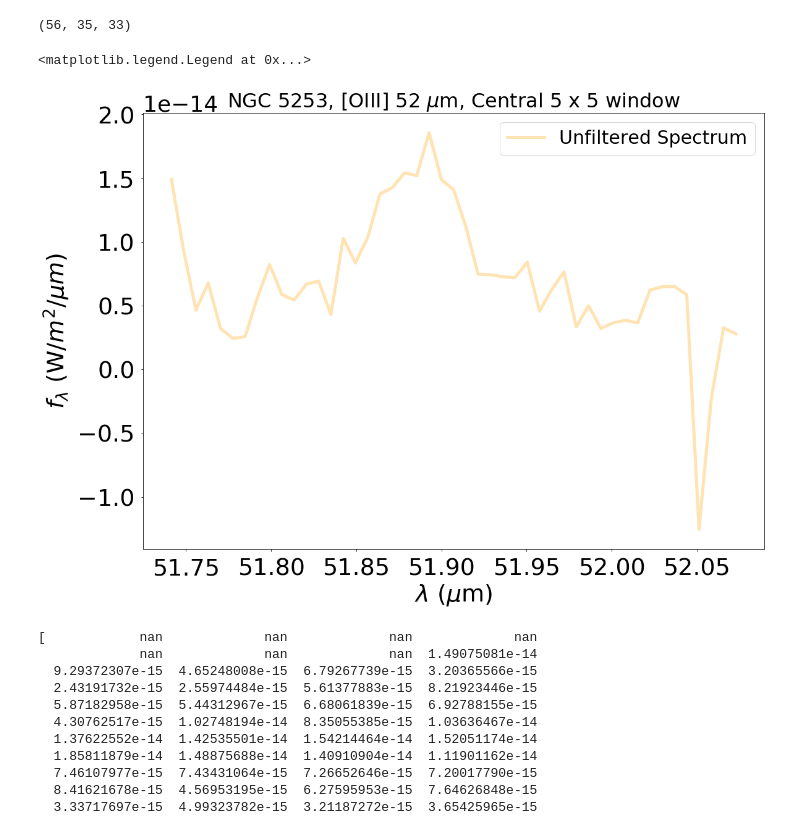
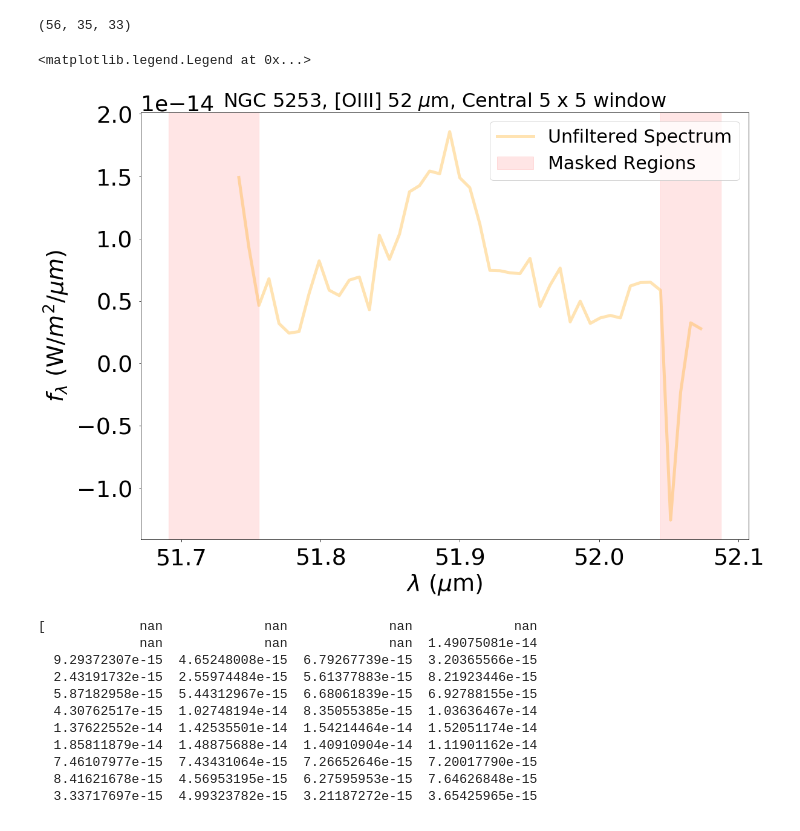
Before and after one commit to suyashk12/SOFIA_FIFI_Cycle-8, a Jupyter notebook: NGC_5253_[OIII].ipynb, the cells around one changed output. Drawn from its saved outputs; the diff is of its cells as text; code cells hidden in the pictures.

```diff
--- a/NGC_5253_[OIII].ipynb
+++ b/NGC_5253_[OIII].ipynb
@@ -7,7 +7,10 @@ from scipy import optimize
 # %%
 sdir = '/Users/thepoetoftwilight/Documents/SOFIA_FIFI_Cycle-8/Data/NGC_5253_sw_1/'
 
-savedir = '/Users/thepoetoftwilight/Downloads/'
+savedir = '/Users/thepoetoftwilight/Documents/SOFIA_FIFI_Cycle-8/Data/NGC_5253_sw_1/Spectra/'
+
+if not os.path.exists(savedir):
+    os.makedirs(savedir)
 
 fits_name = 'NGC_5253_sw_1.fits'
 # %%
@@ -149,21 +152,23 @@ central_fluxes_unfiltered = np.array(central_fluxes_unfiltered)
 # %%
 fig, ax = plt.subplots(figsize = (18, 13))
 
 ax.plot(wavelengths, central_fluxes_unfiltered, label = 'Unfiltered Spectrum', lw = 5, color = 'orange', alpha = 0.3)
+ax.axvspan(wavelengths[0], wavelengths[9], color = 'red', alpha = 0.1, label = 'Masked Regions')
+ax.axvspan(wavelengths[-7], wavelengths[-1], color = 'red', alpha = 0.1)
 
 ax.set_xlabel(r'$\lambda$ ($\mu$m)', fontsize = 38, labelpad = 5)
 ax.set_ylabel(r'$f_{\lambda}$ (W/$m^{2}$/$\mu m$)', fontsize = 38, labelpad = 10)
 ax.set_title(r'NGC 5253, [OIII] 52 $\mu$m, Central {0} x {1} window'.format(n_x, n_y), fontsize = 32)
 ax.ticklabel_format(axis = 'y', style = 'sci', scilimits = (0, 0))
 ax.tick_params(labelsize = 38, pad = 10)
 ax.yaxis.offsetText.set_fontsize(36)
 
 plt.savefig(savedir + 'NGC_5253_[OIII]-1-unfiltered_spectrum.png'.format(str(n_x), str(n_y)))
 
 ax.legend(prop={'size': 30}, loc = 'upper right')
 # %% [output]
 <matplotlib.legend.Legend at 0x...>
-[figure, old version]
+[figure, new version]
 # %%
 print(central_fluxes_unfiltered)
 # %% [output]
```
Also changed, not shown: parts of 1 cell of this notebook, 4 other files.
